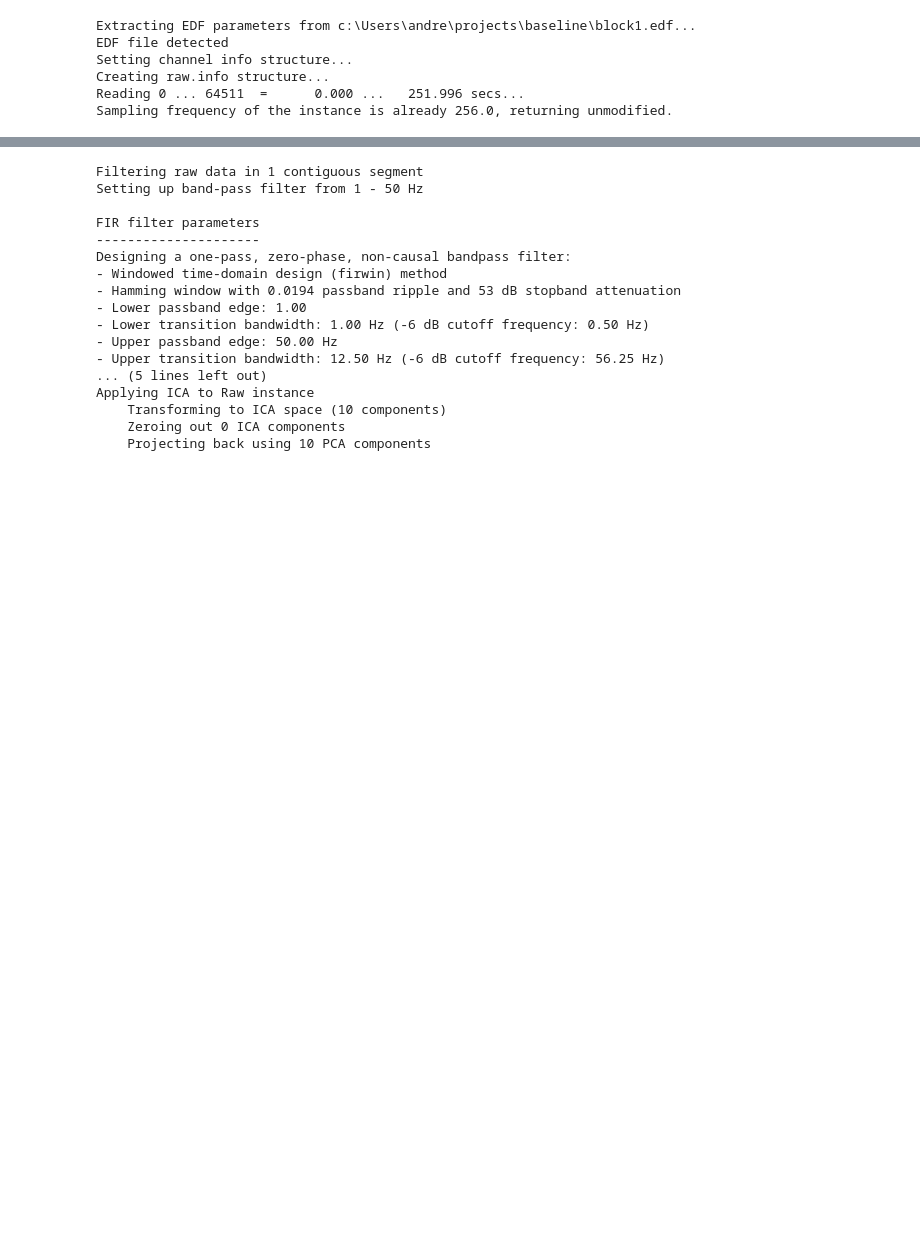
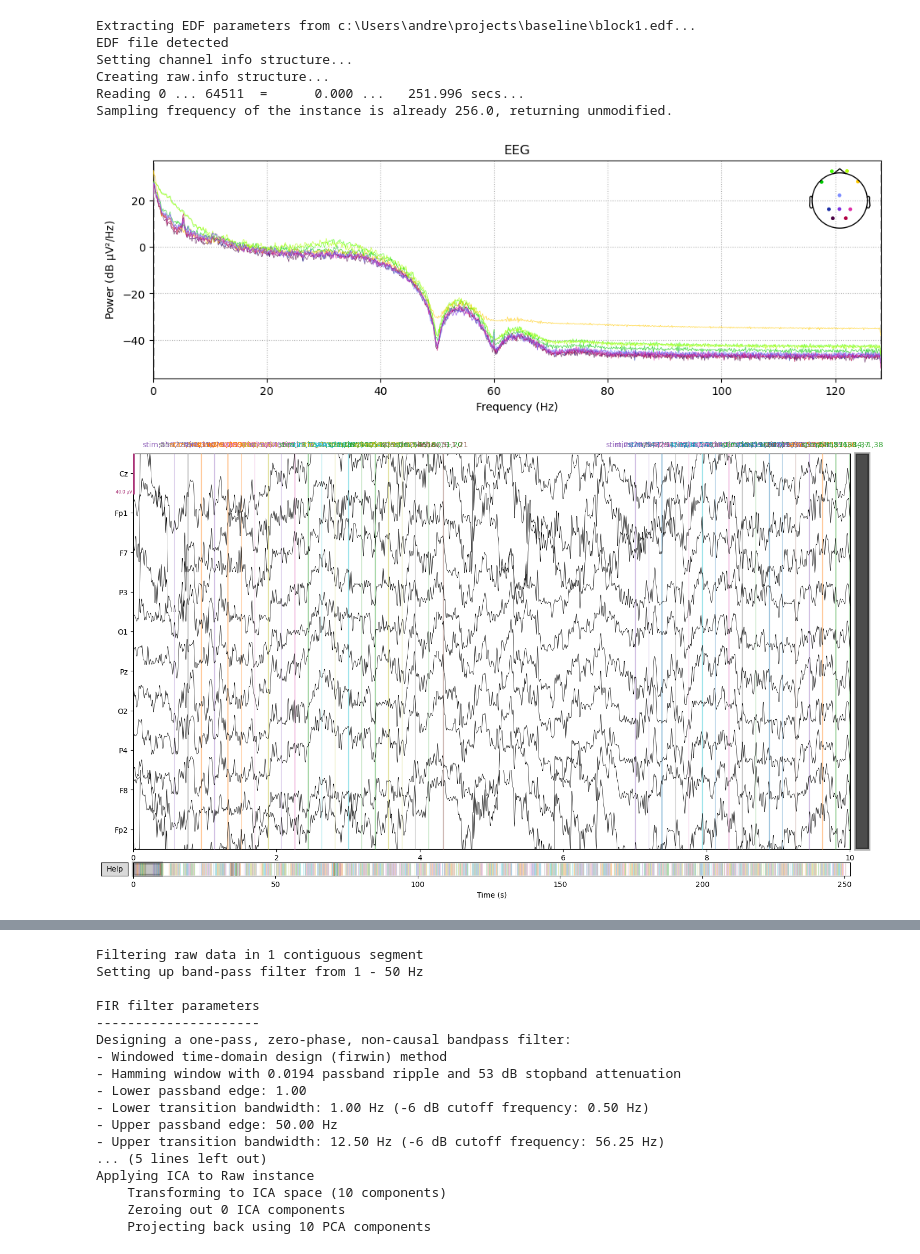
Before and after one commit to andrewchu16/baseline, a Jupyter notebook: test.ipynb, the cells around one changed output, grey strips where cells are left out. Drawn from its saved outputs; the diff is of its cells as text; code cells hidden in the pictures; blank space fills up the shorter version.

```diff
--- a/test.ipynb
+++ b/test.ipynb
@@ -179,3 +179,8 @@ Setting channel info structure...
 Creating raw.info structure...
 Reading 0 ... 64511  =      0.000 ...   251.996 secs...
 Sampling frequency of the instance is already 256.0, returning unmodified.
+# %%
+r.plot()
+# %% [output]
+[figure, added]
+[figure, added]
```
Also changed, not shown: parts of 1 cell of this notebook, 3 other files.
